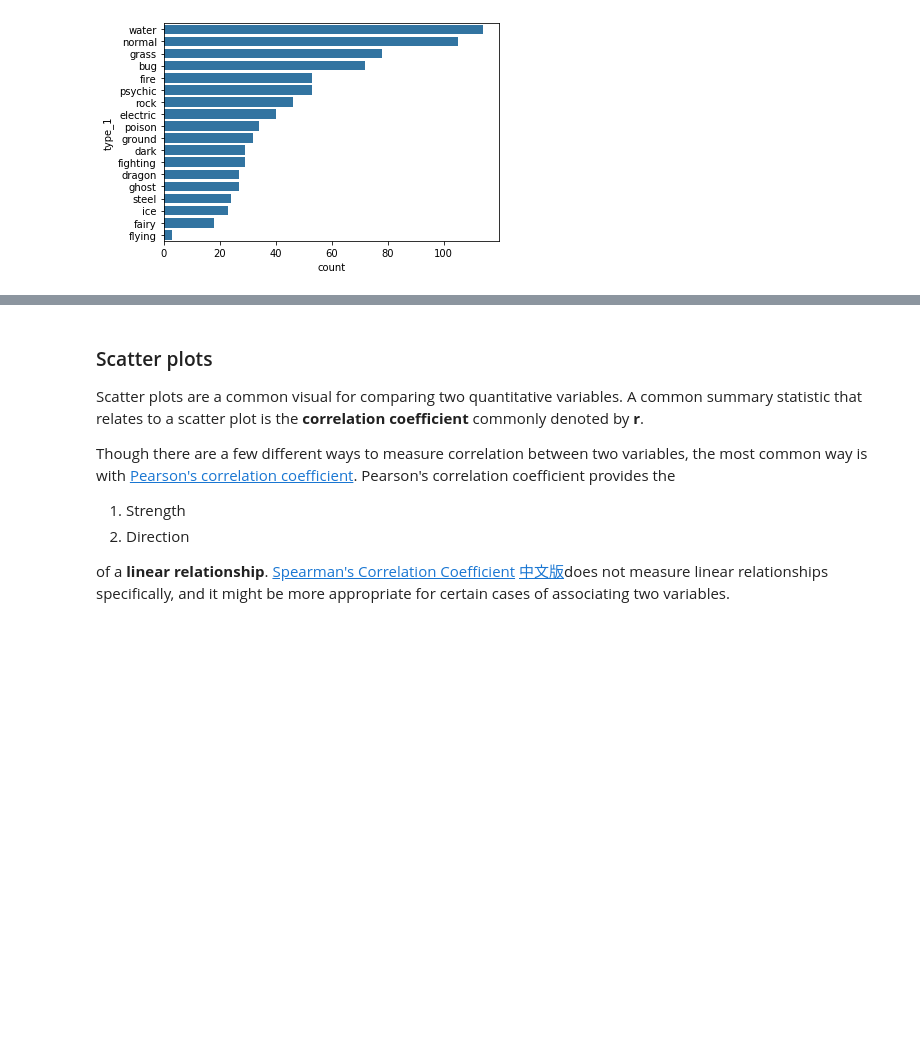
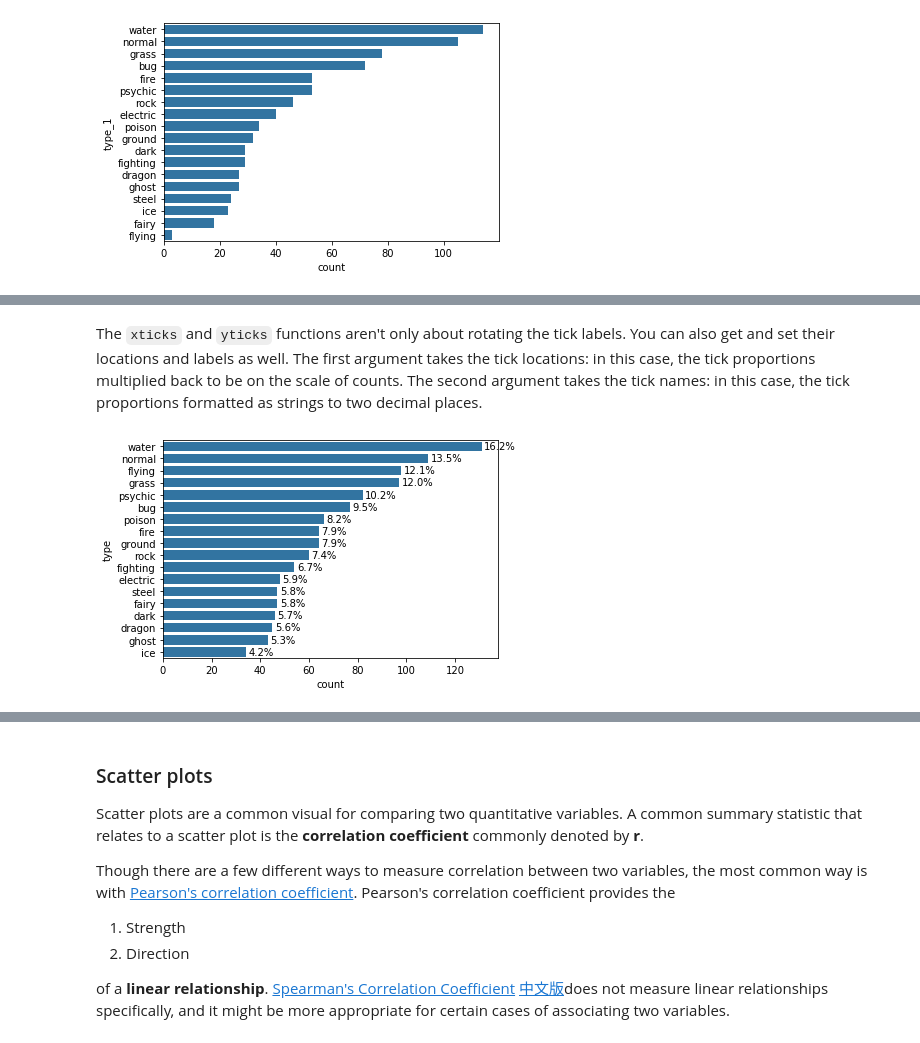
Before and after one commit to edifierxuhao/Data_visualization, a Jupyter notebook: Data_visualization_in_Data_analysis.ipynb, the cells around one changed output, grey strips where cells are left out. Saved outputs shown, nothing was run; the diff lists cells and outputs as text; code cells hidden in the pictures; blank space fills up the shorter version.

```diff
--- a/Data_visualization_in_Data_analysis.ipynb
+++ b/Data_visualization_in_Data_analysis.ipynb
@@ -249,0 +349,18 @@ sb.countplot(data = pokemon, y = 'type_1',color = base_color,order = type_order)
+# %% [markdown]
+The `xticks` and `yticks` functions aren't only about rotating the tick labels. You can also get and set their locations and labels as well. The first argument takes the tick locations: in this case, the tick proportions multiplied back to be on the scale of counts. The second argument takes the tick names: in this case, the tick proportions formatted as strings to two decimal places.
+# %%
+#Rather than plotting the data on a relative frequency scale, you might use text
+#annotations to label the frequencies on bars instead.
+type_counts = pkmn_type['type'].value_counts()
+type_order = type_counts.index
+
+base_color = sb.color_palette()[0]
+sb.countplot(data = pkmn_type, y = 'type', color = base_color,
+             order = type_order)
+
+for i in range (type_counts.shape[0]):
+    count = type_counts[i]
+    pct_string = '{:.1%}'.format(count/n_pokemon)
+    plt.text(count+1,i,pct_string, va = 'center');
+# %% [output]
+[figure, added]
```
Also changed, not shown: parts of 66 cells of this notebook.
